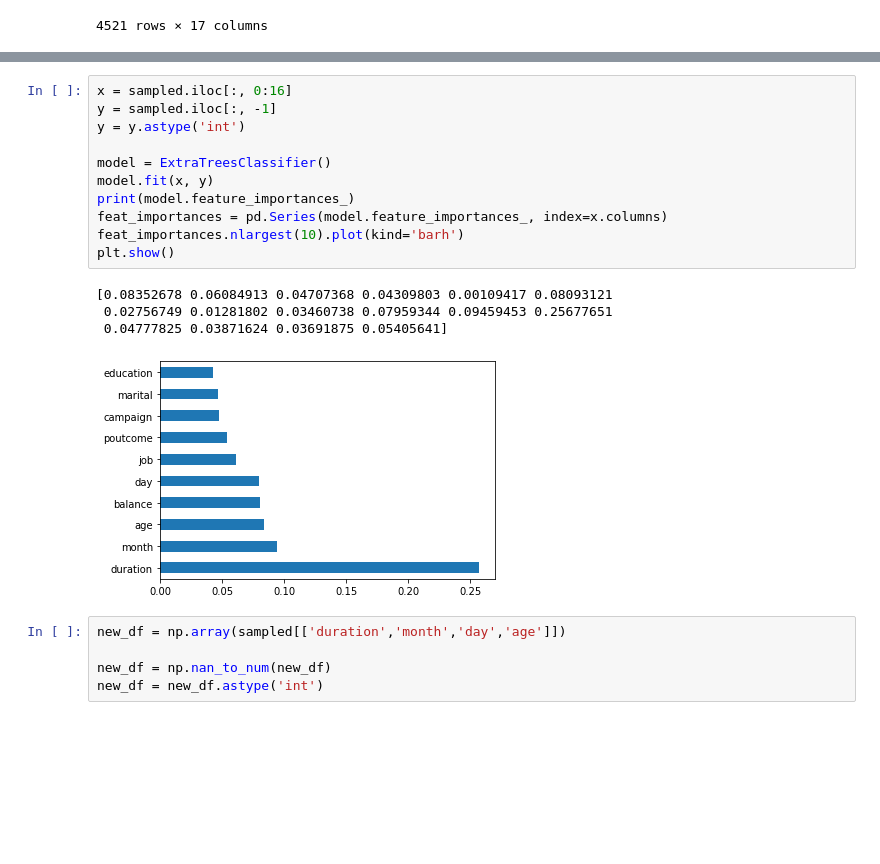
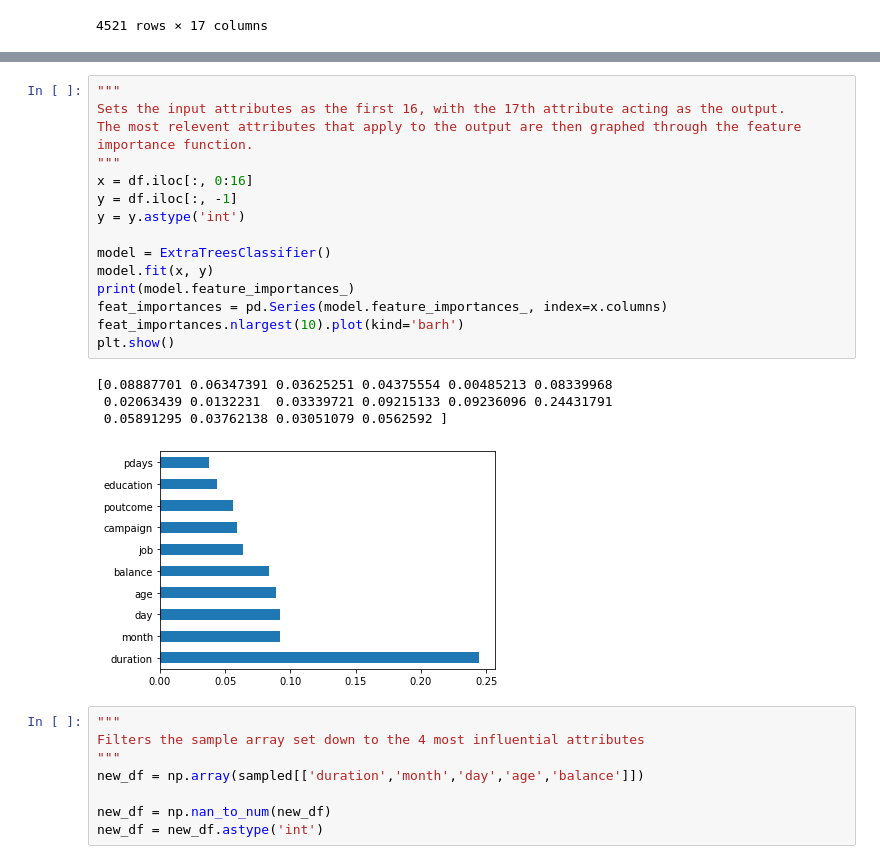
Before and after one commit to Nathaniel-Adams/CS_483_Project_2, a Jupyter notebook: Customer Segmentation/Customer_Segmentation.ipynb, the cells around one changed output, grey strips where cells are left out. Drawn from its saved outputs; the diff is of its cells as text; blank space fills up the shorter version.

```diff
--- a/Customer Segmentation/Customer_Segmentation.ipynb
+++ b/Customer Segmentation/Customer_Segmentation.ipynb
@@ -117,22 +123,29 @@ sampled
 500 rows × 17 columns
 # %%
-x = sampled.iloc[:, 0:16]
-y = sampled.iloc[:, -1]
+"""
+Sets the input attributes as the first 16, with the 17th attribute acting as the output.
+The most relevent attributes that apply to the output are then graphed through the feature importance function.
+"""
+x = df.iloc[:, 0:16]
+y = df.iloc[:, -1]
 y = y.astype('int')
 
 model = ExtraTreesClassifier()
 model.fit(x, y)
 print(model.feature_importances_)
 feat_importances = pd.Series(model.feature_importances_, index=x.columns)
 feat_importances.nlargest(10).plot(kind='barh')
 plt.show()
 # %% [output]
-[0.08352678 0.06084913 0.04707368 0.04309803 0.00109417 0.08093121
- 0.02756749 0.01281802 0.03460738 0.07959344 0.09459453 0.25677651
- 0.04777825 0.03871624 0.03691875 0.05405641]
+[0.08887701 0.06347391 0.03625251 0.04375554 0.00485213 0.08339968
+ 0.02063439 0.0132231  0.03339721 0.09215133 0.09236096 0.24431791
+ 0.05891295 0.03762138 0.03051079 0.0562592 ]
-[figure, old version]
+[figure, new version]
 # %%
-new_df = np.array(sampled[['duration','month','day','age']])
+"""
+Filters the sample array set down to the 4 most influential attributes
+"""
+new_df = np.array(sampled[['duration','month','day','age','balance']])
 
 new_df = np.nan_to_num(new_df)
 new_df = new_df.astype('int')
```
Also changed, not shown: parts of 19 cells of this notebook, 1 other file.
